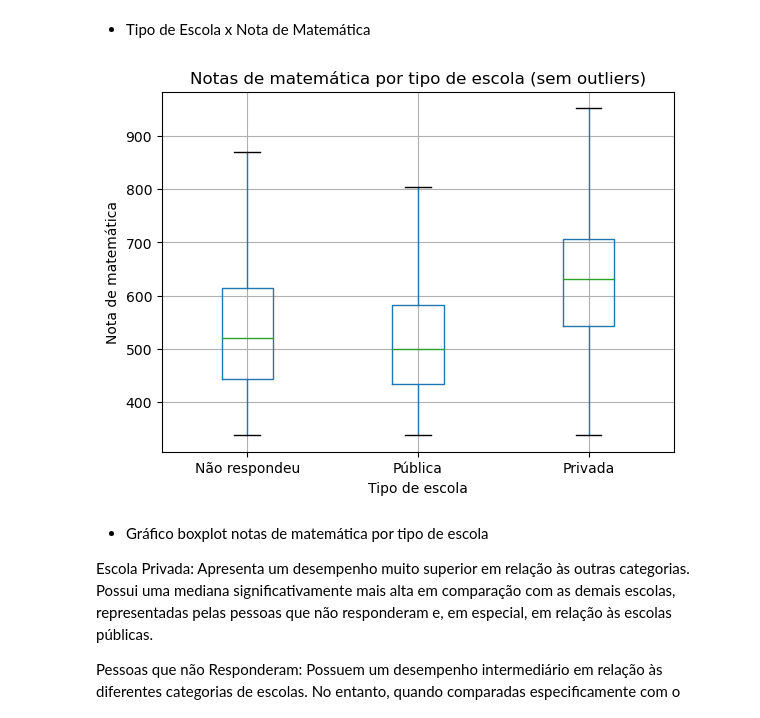
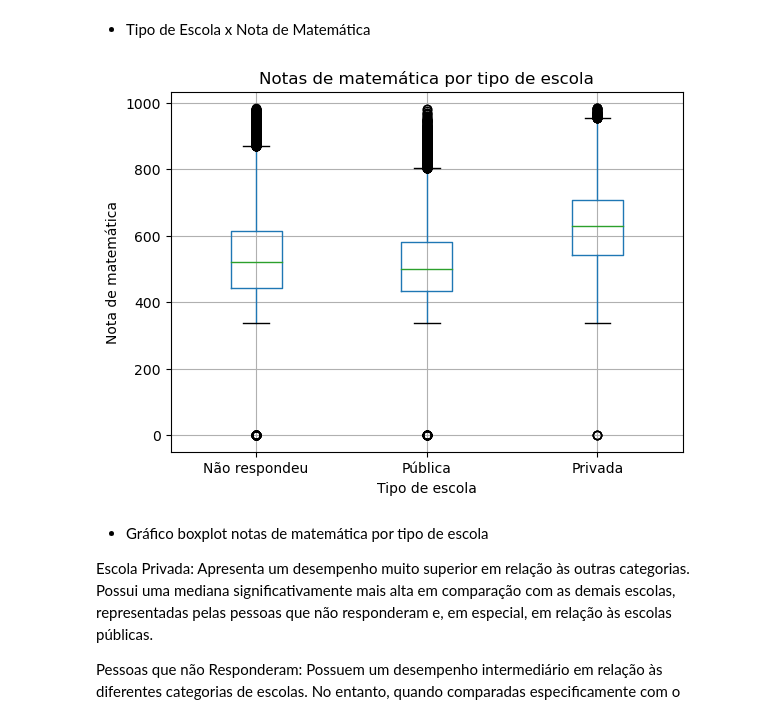
Before and after one commit to MateusMarinheiro18/Projeto-2-Ciencia-dos-Dados, a Jupyter notebook: principal.ipynb, the cells around one changed output. Drawn from its saved outputs; the diff is of its cells as text; code cells hidden in the pictures.

```diff
--- a/principal.ipynb
+++ b/principal.ipynb
@@ -252,14 +252,14 @@ Essa análise das mediana das raças/cores evidencia uma disparidade nos resulta
  - Tipo de Escola x Nota de Matemática
 # %%
 # box plot das notas de matemática por tipo de escola
-dados.boxplot(column='NU_NOTA_MT', by='TP_ESCOLA', sym='')
-plt.title('Notas de matemática por tipo de escola (sem outliers)')
+dados.boxplot(column='NU_NOTA_MT', by='TP_ESCOLA')
+plt.title('Notas de matemática por tipo de escola')
 plt.suptitle('')
 plt.xlabel('Tipo de escola')
 plt.ylabel('Nota de matemática')
 plt.show()
 # %% [output]
-[figure, old version]
+[figure, new version]
 # %% [markdown]
 - Gráfico boxplot notas de matemática por tipo de escola
 
```
Also changed, not shown: parts of 28 cells of this notebook.
